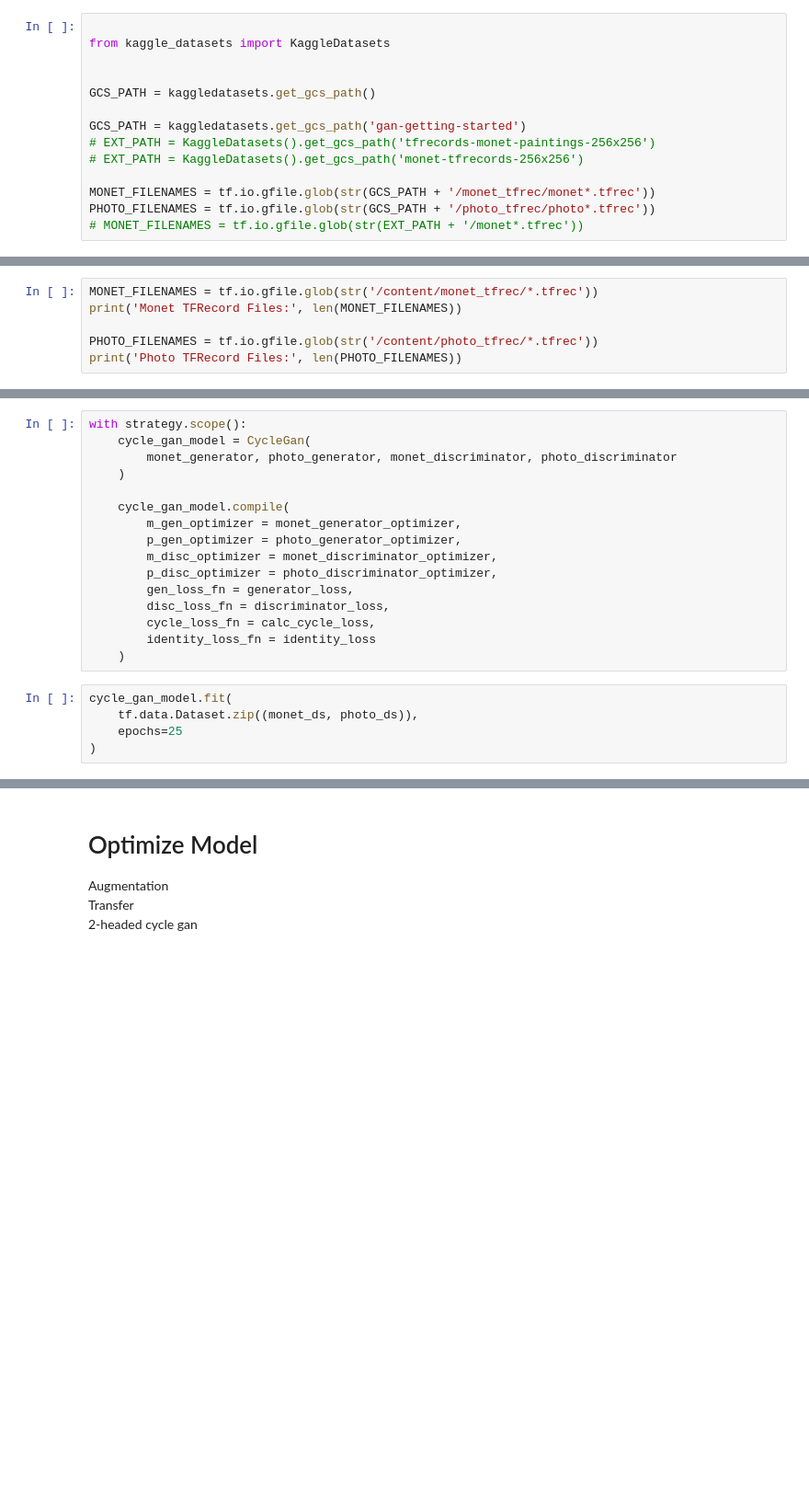
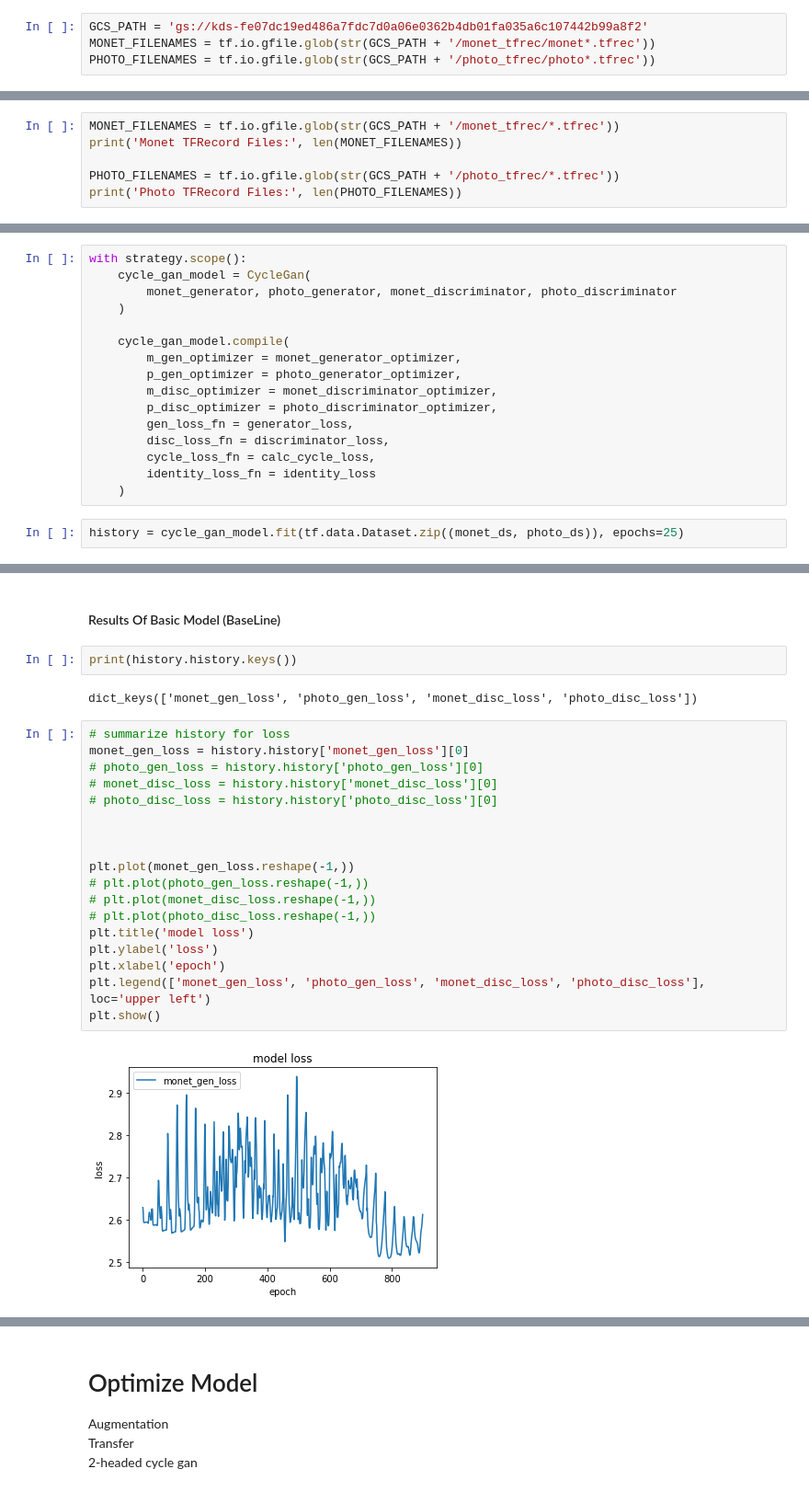
Before and after one commit to Arye182/Deep_Learning_Monet_Competition_Kaggle, a Jupyter notebook: training.ipynb, the cells around one changed output, grey strips where cells are left out. Shown at 92% size. Drawn from its saved outputs; the diff is of its cells as text; blank space fills up the shorter version.

Commit message:
base line check

```diff
--- a/training.ipynb
+++ b/training.ipynb
@@ -68,16 +73,6 @@ print("finished to download data")
 # %% [markdown]
 #### load data
 # %%
-
-from kaggle_datasets import KaggleDatasets
-
-
-GCS_PATH = kaggledatasets.get_gcs_path()
-
-GCS_PATH = kaggledatasets.get_gcs_path('gan-getting-started')
-# EXT_PATH = KaggleDatasets().get_gcs_path('tfrecords-monet-paintings-256x256')
-# EXT_PATH = KaggleDatasets().get_gcs_path('monet-tfrecords-256x256')
-
+GCS_PATH = 'gs://kds-fe07dc19ed486a7fdc7d0a06e0362b4db01fa035a6c107442b99a8f2'
 MONET_FILENAMES = tf.io.gfile.glob(str(GCS_PATH + '/monet_tfrec/monet*.tfrec'))
 PHOTO_FILENAMES = tf.io.gfile.glob(str(GCS_PATH + '/photo_tfrec/photo*.tfrec'))
-# MONET_FILENAMES = tf.io.gfile.glob(str(EXT_PATH + '/monet*.tfrec'))
@@ -86,8 +79,8 @@ ModuleNotFoundError: ignored
 # %%
-MONET_FILENAMES = tf.io.gfile.glob(str('/content/monet_tfrec/*.tfrec'))
+MONET_FILENAMES = tf.io.gfile.glob(str(GCS_PATH + '/monet_tfrec/*.tfrec'))
 print('Monet TFRecord Files:', len(MONET_FILENAMES))
 
-PHOTO_FILENAMES = tf.io.gfile.glob(str('/content/photo_tfrec/*.tfrec'))
+PHOTO_FILENAMES = tf.io.gfile.glob(str(GCS_PATH + '/photo_tfrec/*.tfrec'))
 print('Photo TFRecord Files:', len(PHOTO_FILENAMES))
 # %% [output]
 Monet TFRecord Files: 5
@@ -439,9 +435,6 @@ with strategy.scope():
         identity_loss_fn = identity_loss
     )
 # %%
-cycle_gan_model.fit(
-    tf.data.Dataset.zip((monet_ds, photo_ds)),
-    epochs=25
-)
+history = cycle_gan_model.fit(tf.data.Dataset.zip((monet_ds, photo_ds)), epochs=25)
 # %% [output]
 Epoch 1/25
@@ -448,0 +457,26 @@ UnimplementedError: ignored
+# %% [markdown]
+#### Results Of Basic Model (BaseLine)
+# %%
+print(history.history.keys())
+# %% [output]
+dict_keys(['monet_gen_loss', 'photo_gen_loss', 'monet_disc_loss', 'photo_disc_loss'])
+# %%
+# summarize history for loss
+monet_gen_loss = history.history['monet_gen_loss'][0]
+# photo_gen_loss = history.history['photo_gen_loss'][0]
+# monet_disc_loss = history.history['monet_disc_loss'][0]
+# photo_disc_loss = history.history['photo_disc_loss'][0]
+
+
+
+plt.plot(monet_gen_loss.reshape(-1,))
+# plt.plot(photo_gen_loss.reshape(-1,))
+# plt.plot(monet_disc_loss.reshape(-1,))
+# plt.plot(photo_disc_loss.reshape(-1,))
+plt.title('model loss')
+plt.ylabel('loss')
+plt.xlabel('epoch')
+plt.legend(['monet_gen_loss', 'photo_gen_loss', 'monet_disc_loss', 'photo_disc_loss'], loc='upper left')
+plt.show()
+# %% [output]
+[figure, added]
```
Also changed, not shown: parts of 19 cells of this notebook.
